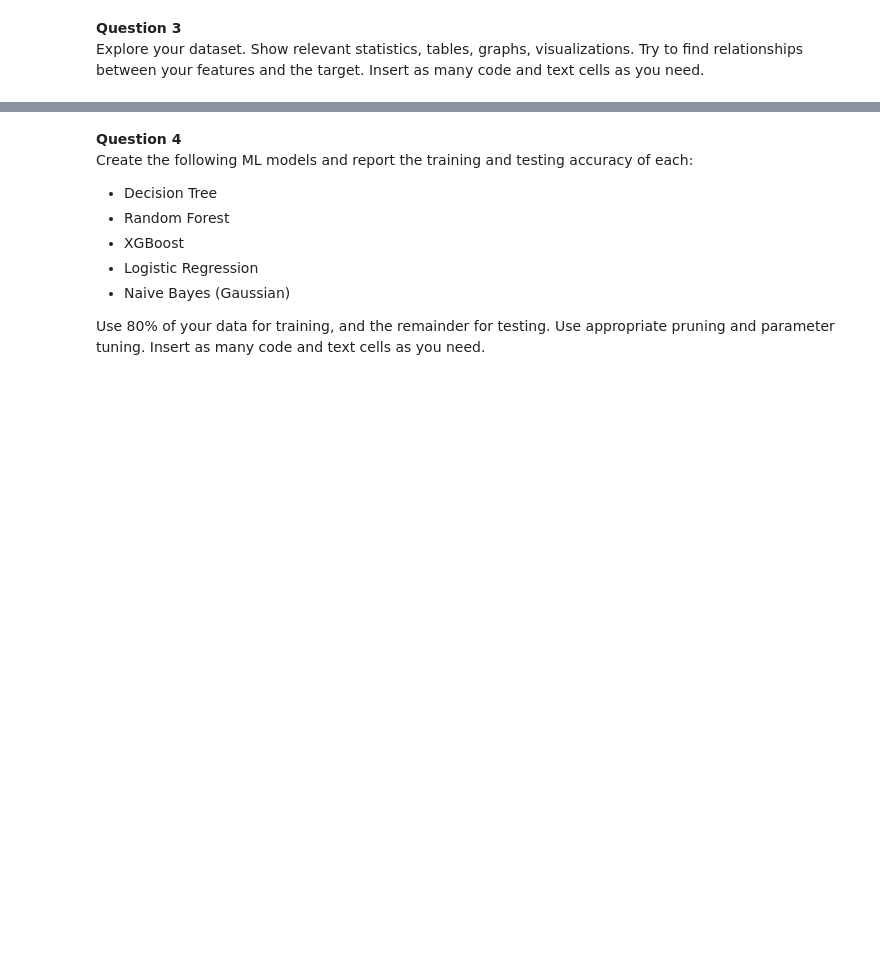
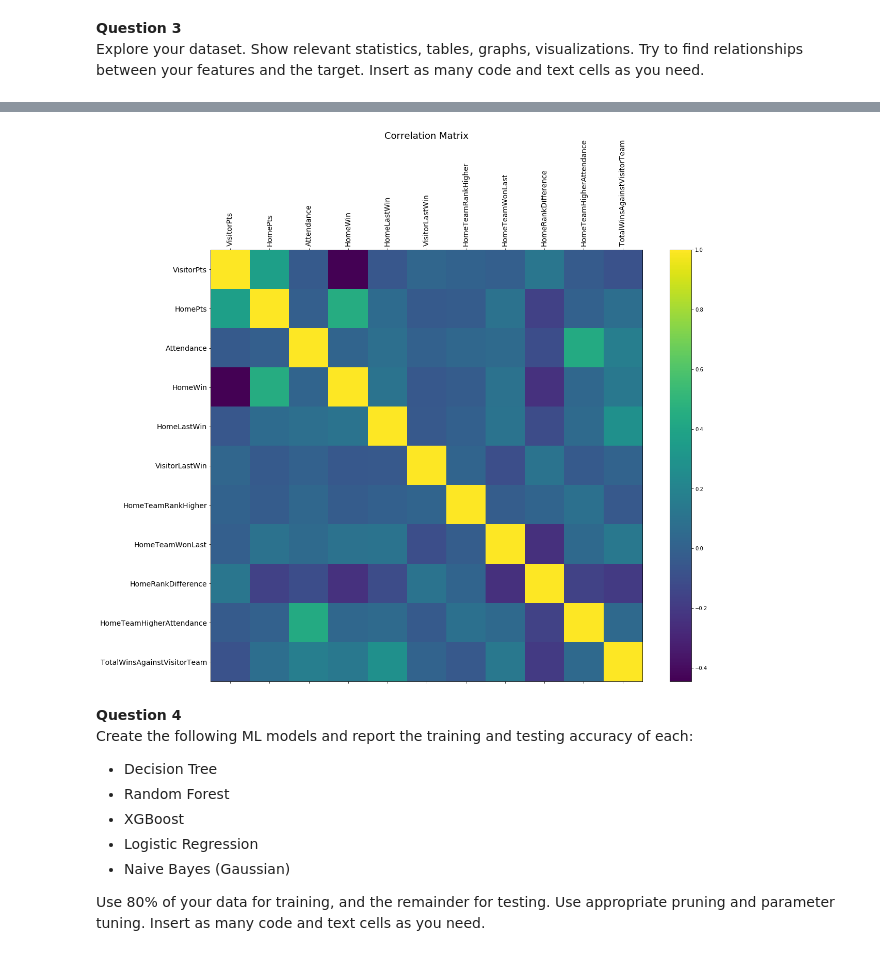
Before and after one commit to knw7x9/NBAAnalysis, a Jupyter notebook: NBAAnalysis.ipynb, the cells around one changed output, grey strips where cells are left out. Saved outputs shown, nothing was run; the diff lists cells and outputs as text; code cells hidden in the pictures; blank space fills up the shorter version.

```diff
--- a/NBAAnalysis.ipynb
+++ b/NBAAnalysis.ipynb
@@ -11,0 +251,18 @@ Create the target, `HomeWin`. Create at least three new features from your datas
+# %%
+# Calculate whether the home team was ranked higher in 2017 - 2018 season
+NBA_Results_2017_2019['HomeTeamRankHigher'] = 0
+for index,row in NBA_Results_2017_2019.iterrows():
+    if index < 1312:
+        home_team = row['Home Team']
+        visitor_team = row['Visitor Team']
+        home_rank = NBA_Standings_2016_2017[NBA_Standings_2016_2017['Team']==home_team]['Rank'].values
+        visitor_rank = NBA_Standings_2016_2017[NBA_Standings_2016_2017['Team']==visitor_team]['Rank'].values
+        NBA_Results_2017_2019.loc[index,'HomeTeamRankHigher'] = int(home_rank > visitor_rank)
+    else:
+        home_team = row['Home Team']
+        visitor_team = row['Visitor Team']
+        home_rank = NBA_Standings_2017_2018[NBA_Standings_2017_2018['Team']==home_team]['Rank'].values
+        visitor_rank = NBA_Standings_2017_2018[NBA_Standings_2017_2018['Team']==visitor_team]['Rank'].values
+        NBA_Results_2017_2019.loc[index,'HomeTeamRankHigher'] = int(home_rank > visitor_rank)
+
+NBA_Results_2017_2019.head(10)
@@ -15,3 +582,15 @@ Explore your dataset. Show relevant statistics, tables, graphs, visualizations.
+# %%
+f = plt.figure(figsize=(19,15))
+plt.matshow(NBA_Results_2017_2019.corr(),fignum=f.number)
+plt.xticks(range(NBA_Results_2017_2019.corr().shape[1]),NBA_Results_2017_2019.corr().columns,fontsize=14,rotation=90)
+plt.yticks(range(NBA_Results_2017_2019.corr().shape[1]), NBA_Results_2017_2019.corr().columns, fontsize=14)
+cb = plt.colorbar()
+cb.ax.tick_params(labelsize=10)
+plt.title('Correlation Matrix', y=1.25, fontsize=18)
+
+plt.show()
+# %% [output]
+[figure, added]
 # %% [markdown]
 **Question 4**<br/>
 Create the following ML models and report the training and testing accuracy of each:
```
Also changed, not shown: parts of 89 cells of this notebook, 8 other files.
